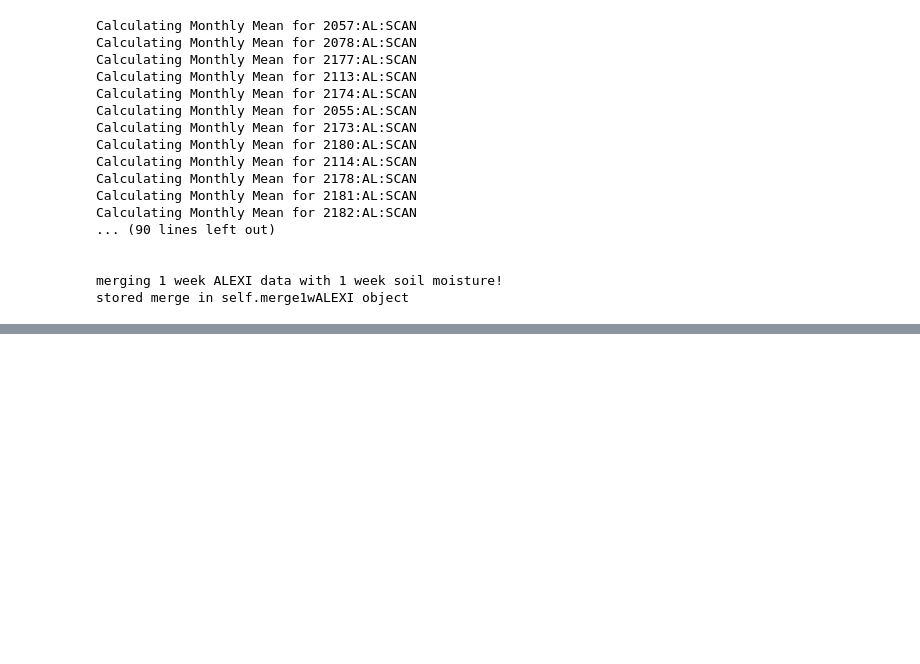
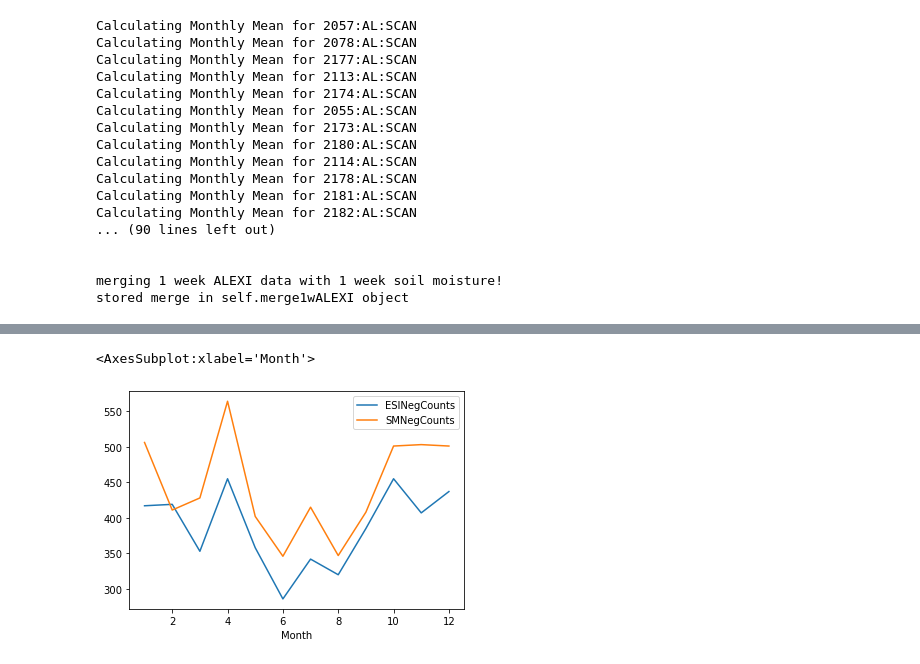
Before and after one commit to Corey4005/SCANAnalysis, a Jupyter notebook: notebooks/anomaly_analysis.ipynb, the cells around one changed output, grey strips where cells are left out. Cells and saved outputs as stored; diff of their text form; code cells hidden in the pictures; blank space fills up the shorter version.

```diff
--- a/notebooks/anomaly_analysis.ipynb
+++ b/notebooks/anomaly_analysis.ipynb
@@ -109,0 +217,41 @@ for station in df['station'].unique():
+# %%
+finalFrame.set_index('Date', inplace=True)
+# %%
+#normalize anomalies to ESI scale (-3, 3)
+finalFrame['Normalized2inANOM']=(-3-3)*((finalFrame['2inANOM']-finalFrame['2inANOM'].min())/(finalFrame['2inANOM'].max()-finalFrame['2inANOM'].min()))+3
+finalFrame['Normalized4inANOM']=(-3-3)*((finalFrame['4inANOM']-finalFrame['4inANOM'].min())/(finalFrame['4inANOM'].max()-finalFrame['4inANOM'].min()))+3
+finalFrame['Normalized8inANOM']=(-3-3)*((finalFrame['8inANOM']-finalFrame['8inANOM'].min())/(finalFrame['8inANOM'].max()-finalFrame['8inANOM'].min()))+3
+finalFrame['Normalized20inANOM']=(-3-3)*((finalFrame['20inANOM']-finalFrame['20inANOM'].min())/(finalFrame['20inANOM'].max()-finalFrame['20inANOM'].min()))+3
+finalFrame['Normalized40inANOM']=(-3-3)*((finalFrame['40inANOM']-finalFrame['40inANOM'].min())/(finalFrame['40inANOM'].max()-finalFrame['40inANOM'].min()))+3
+# %%
+months = []
+SMcountsNeg4in = []
+SMcountsPos4in = []
+ESIcountsNeg4in = []
+ESIcountsPos4in = []
+for m in finalFrame.index.month.unique():
+    monthFrame = finalFrame[finalFrame.index.month==m]
+    SMnegativeCount = len(monthFrame[monthFrame['Normalized4inANOM']<0])
+    SMpositiveCount = len(monthFrame[monthFrame['Normalized4inANOM']>0])
+    ESInegativeCount = len(monthFrame[monthFrame['ESI']<0])
+    ESIpositiveCount = len(monthFrame[monthFrame['ESI']>0])
+    SMcountsNeg4in.append(SMnegativeCount)
+    SMcountsPos4in.append(SMpositiveCount)
+    ESIcountsNeg4in.append(ESInegativeCount)
+    ESIcountsPos4in.append(ESIpositiveCount)
+    months.append(m)
+
+countsFrame = pd.DataFrame()
+countsFrame['Month']=months
+countsFrame['SMNegCounts']=SMcountsNeg4in
+countsFrame['SMPosCounts']=SMcountsPos4in
+countsFrame['ESINegCounts']=ESIcountsNeg4in
+countsFrame['ESIPosCounts']=ESIcountsPos4in
+# %%
+countsFrame.set_index('Month', inplace=True)
+countsFrame.sort_index(inplace=True)
+# %%
+countsFrame[['ESINegCounts','SMNegCounts']].plot()
+# %% [output]
+<AxesSubplot:xlabel='Month'>
+[figure, added]
```
Also changed, not shown: parts of 14 cells of this notebook, 2 other files.
